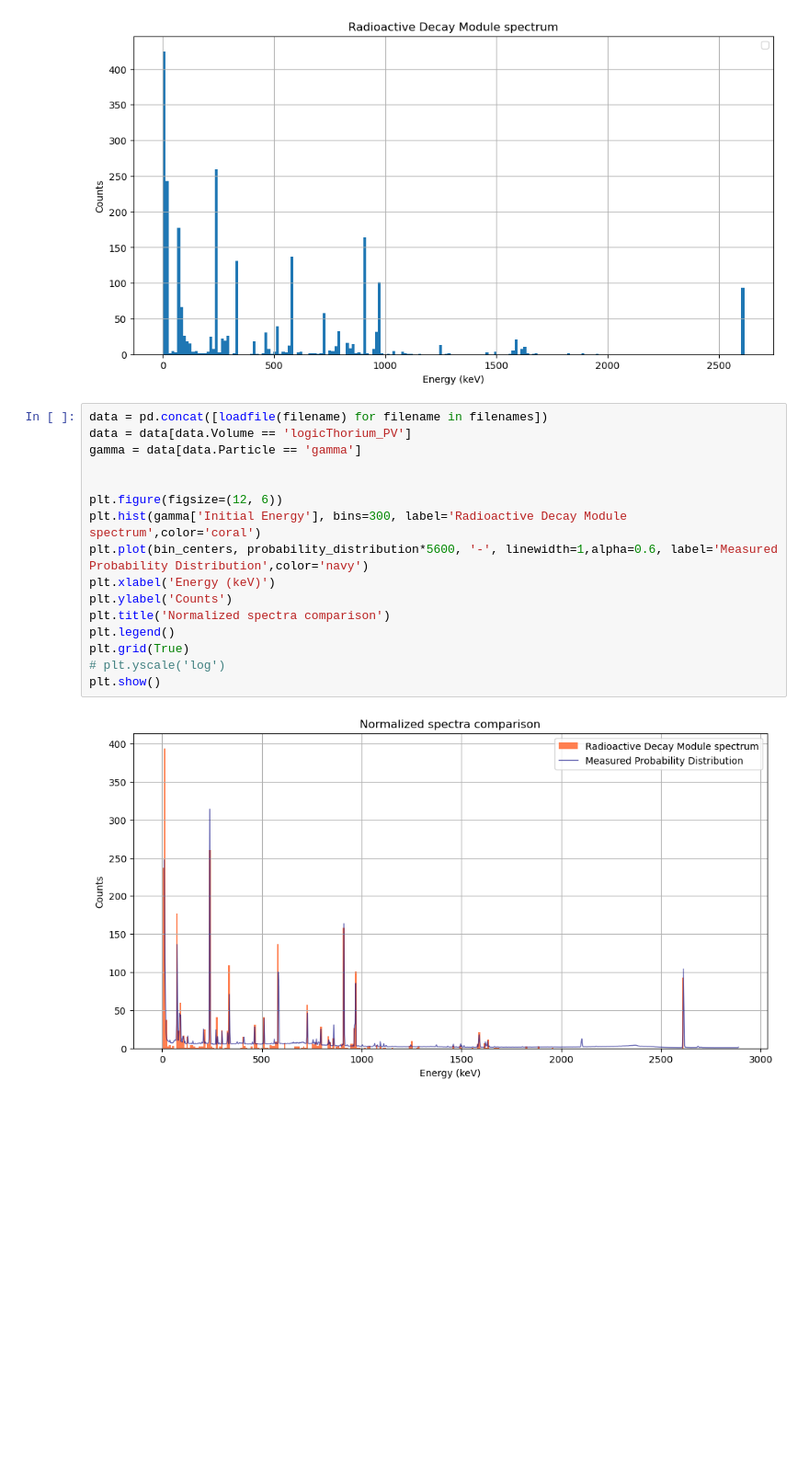
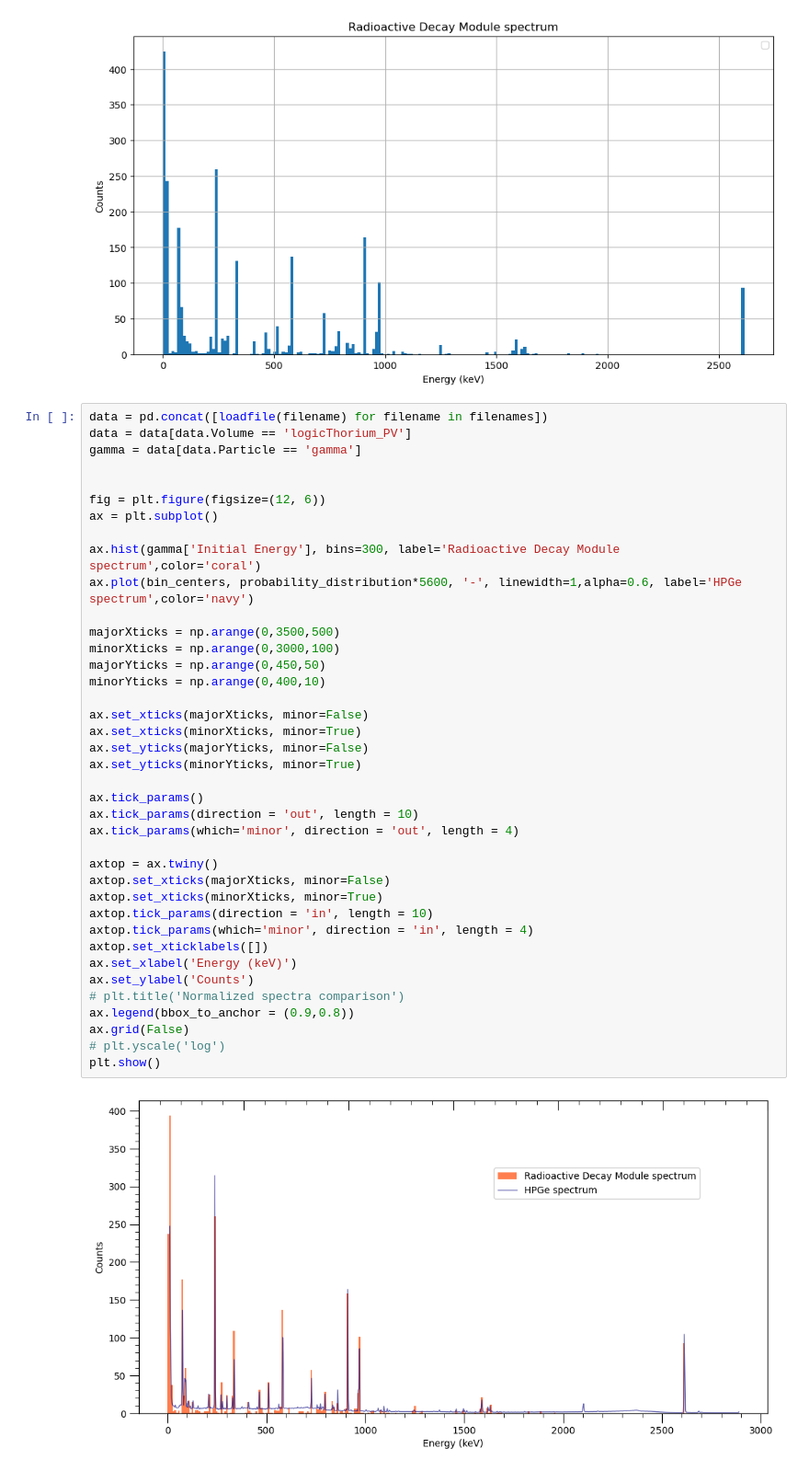
Before and after one commit to nyuad-astroparticle/tes-geant, a Jupyter notebook: analysis/ThSpectrum/spectrum_analysis.ipynb, the cells around one changed output. Shown at 92% size. Cells and saved outputs as stored; diff of their text form; blank space fills up the shorter version.

Commit message:
modified the final spectrum

```diff
--- a/analysis/ThSpectrum/spectrum_analysis.ipynb
+++ b/analysis/ThSpectrum/spectrum_analysis.ipynb
@@ -198,18 +198,41 @@ No artists with labels found to put in legend.  Note that artists whose label st
 # %%
 data = pd.concat([loadfile(filename) for filename in filenames])
 data = data[data.Volume == 'logicThorium_PV']
 gamma = data[data.Particle == 'gamma']
 
 
-plt.figure(figsize=(12, 6))
-plt.hist(gamma['Initial Energy'], bins=300, label='Radioactive Decay Module spectrum',color='coral')
-plt.plot(bin_centers, probability_distribution*5600, '-', linewidth=1,alpha=0.6, label='Measured Probability Distribution',color='navy')
-plt.xlabel('Energy (keV)')
-plt.ylabel('Counts')
-plt.title('Normalized spectra comparison')
-plt.legend()
-plt.grid(True)
+fig = plt.figure(figsize=(12, 6))
+ax = plt.subplot()
+
+ax.hist(gamma['Initial Energy'], bins=300, label='Radioactive Decay Module spectrum',color='coral')
+ax.plot(bin_centers, probability_distribution*5600, '-', linewidth=1,alpha=0.6, label='HPGe spectrum',color='navy')
+
+majorXticks = np.arange(0,3500,500)
+minorXticks = np.arange(0,3000,100)
+majorYticks = np.arange(0,450,50)
+minorYticks = np.arange(0,400,10)
+
+ax.set_xticks(majorXticks, minor=False)
+ax.set_xticks(minorXticks, minor=True)
+ax.set_yticks(majorYticks, minor=False)
+ax.set_yticks(minorYticks, minor=True)
+
+ax.tick_params()
+ax.tick_params(direction = 'out', length = 10)
+ax.tick_params(which='minor', direction = 'out', length = 4)
+
+axtop = ax.twiny()
+axtop.set_xticks(majorXticks, minor=False)
+axtop.set_xticks(minorXticks, minor=True)
+axtop.tick_params(direction = 'in', length = 10)
+axtop.tick_params(which='minor', direction = 'in', length = 4)
+axtop.set_xticklabels([])
+ax.set_xlabel('Energy (keV)')
+ax.set_ylabel('Counts')
+# plt.title('Normalized spectra comparison')
+ax.legend(bbox_to_anchor = (0.9,0.8))
+ax.grid(False)
 # plt.yscale('log')
 plt.show()
 # %% [output]
-[figure, old version]
+[figure, new version]
```
